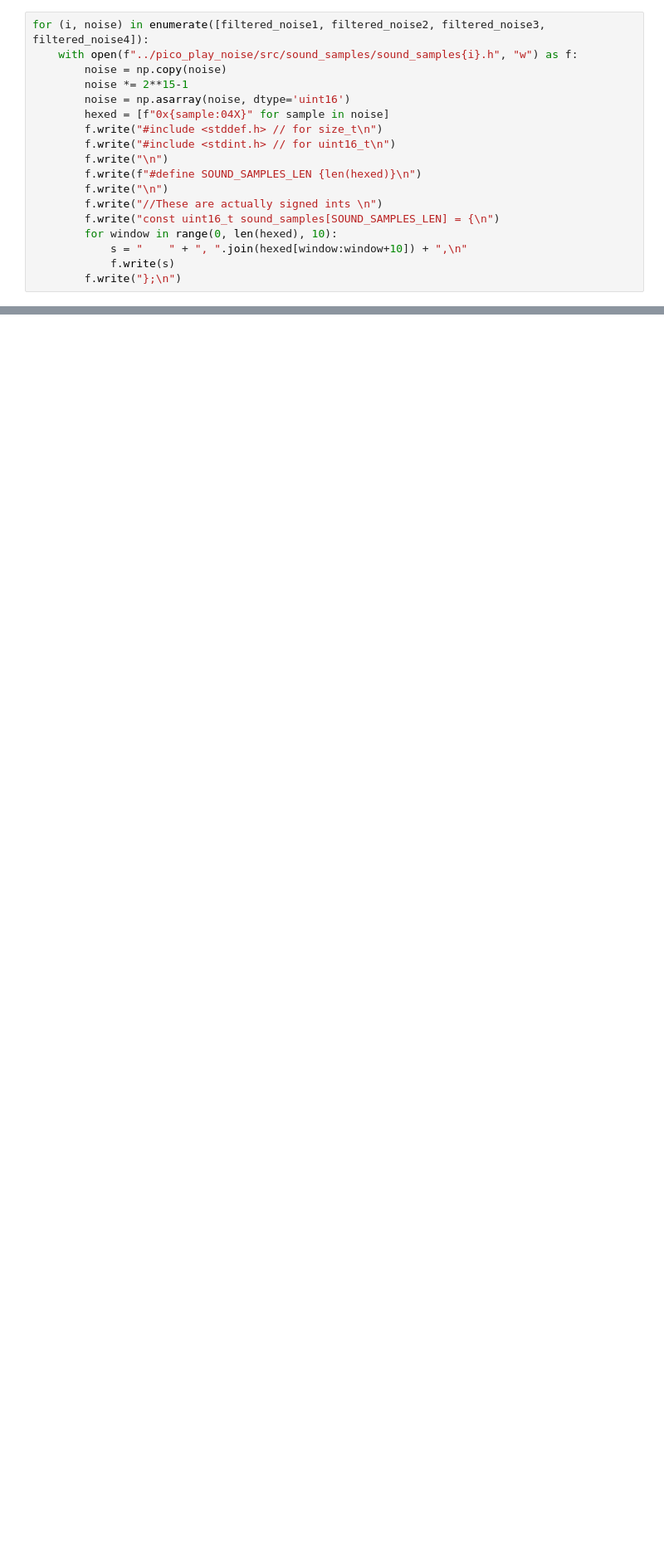
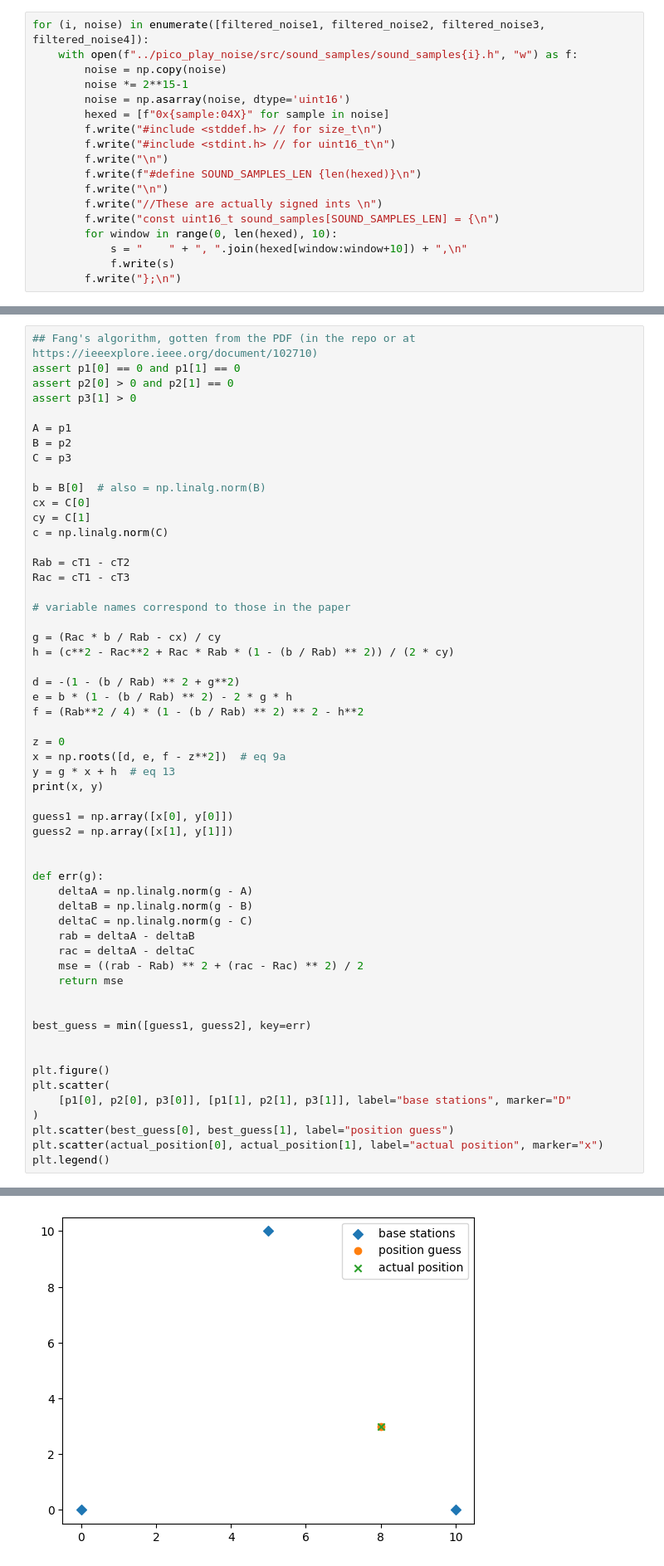
Before and after one commit to autocart-capstone/autocart, a Jupyter notebook: SourceCodes/sound_localization/misc/playground.ipynb, the cells around one changed output, grey strips where cells are left out. Shown: that part at 83% size. Cells and saved outputs as stored; diff of their text form; blank space fills up the shorter version.

```diff
--- a/SourceCodes/sound_localization/misc/playground.ipynb
+++ b/SourceCodes/sound_localization/misc/playground.ipynb
@@ -233,0 +333,57 @@ print(ind1, ind2, ind3, ind4)
+# %%
+## Fang's algorithm, gotten from the PDF (in the repo or at https://ieeexplore.ieee.org/document/102710)
+assert p1[0] == 0 and p1[1] == 0
+assert p2[0] > 0 and p2[1] == 0
+assert p3[1] > 0
+
+A = p1
+B = p2
+C = p3
+
+b = B[0]  # also = np.linalg.norm(B)
+cx = C[0]
+cy = C[1]
+c = np.linalg.norm(C)
+
+Rab = cT1 - cT2
+Rac = cT1 - cT3
+
+# variable names correspond to those in the paper
+
+g = (Rac * b / Rab - cx) / cy
+h = (c**2 - Rac**2 + Rac * Rab * (1 - (b / Rab) ** 2)) / (2 * cy)
+
+d = -(1 - (b / Rab) ** 2 + g**2)
+e = b * (1 - (b / Rab) ** 2) - 2 * g * h
+f = (Rab**2 / 4) * (1 - (b / Rab) ** 2) ** 2 - h**2
+
+z = 0
+x = np.roots([d, e, f - z**2])  # eq 9a
+y = g * x + h  # eq 13
+print(x, y)
+
+guess1 = np.array([x[0], y[0]])
+guess2 = np.array([x[1], y[1]])
+
+
+def err(g):
+    deltaA = np.linalg.norm(g - A)
+    deltaB = np.linalg.norm(g - B)
+    deltaC = np.linalg.norm(g - C)
+    rab = deltaA - deltaB
+    rac = deltaA - deltaC
+    mse = ((rab - Rab) ** 2 + (rac - Rac) ** 2) / 2
+    return mse
+
+
+best_guess = min([guess1, guess2], key=err)
+
+
+plt.figure()
+plt.scatter(
+    [p1[0], p2[0], p3[0]], [p1[1], p2[1], p3[1]], label="base stations", marker="D"
+)
+plt.scatter(best_guess[0], best_guess[1], label="position guess")
+plt.scatter(actual_position[0], actual_position[1], label="actual position", marker="x")
+plt.legend()
+# %% [output]
@@ -234,3 +392,4 @@ print(ind1, ind2, ind3, ind4)
+[figure, added]
 # %%
 import matplotlib.pyplot as plt
 import numpy as np
```
Also changed, not shown: parts of 8 cells of this notebook, 5 other files.
